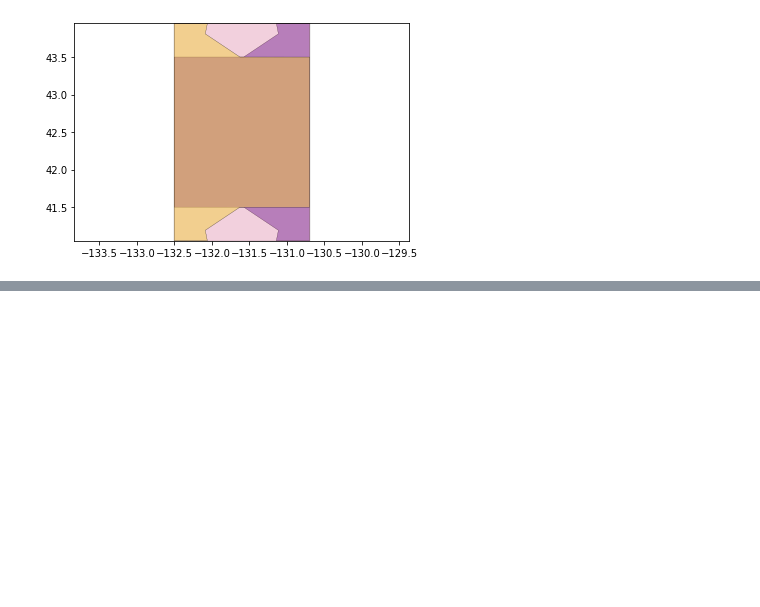
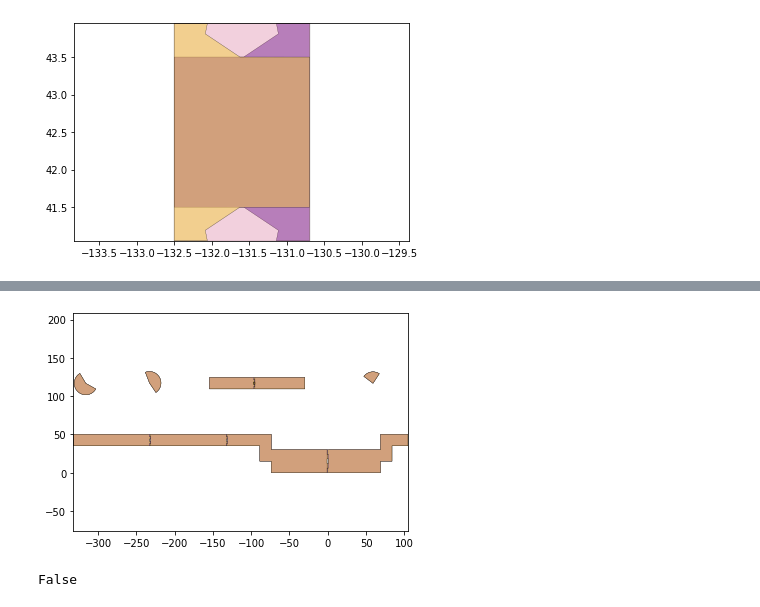
Before and after one commit to arnoldjames98/arnoldjames98.github.io, a Jupyter notebook: designManufacturing.ipynb, the cells around one changed output, grey strips where cells are left out. Saved outputs shown, nothing was run; the diff lists cells and outputs as text; code cells hidden in the pictures; blank space fills up the shorter version.

```diff
--- a/designManufacturing.ipynb
+++ b/designManufacturing.ipynb
@@ -404,0 +474,15 @@ for item in remaining_parts:
+# %%
+result4 = foldable_robotics.manufacturing.cleanup(result3,.00001)
+result4.plot()
+#Unable to get the resulting plot to eliminate everything because there are 5 individual parts. However, I was able to have a single "remaining part" to line up when I selected it for the code as seen in this example and the previous one
+# %% [output]
+[figure, added]
+# %%
+d3=design2>>1
+for item in remaining_parts:
+    if not (item&d3).is_null():
+        break
+check = (item^design2)
+print(check.is_null())
+# %% [output]
+False
```
Also changed, not shown: parts of 28 cells of this notebook.
